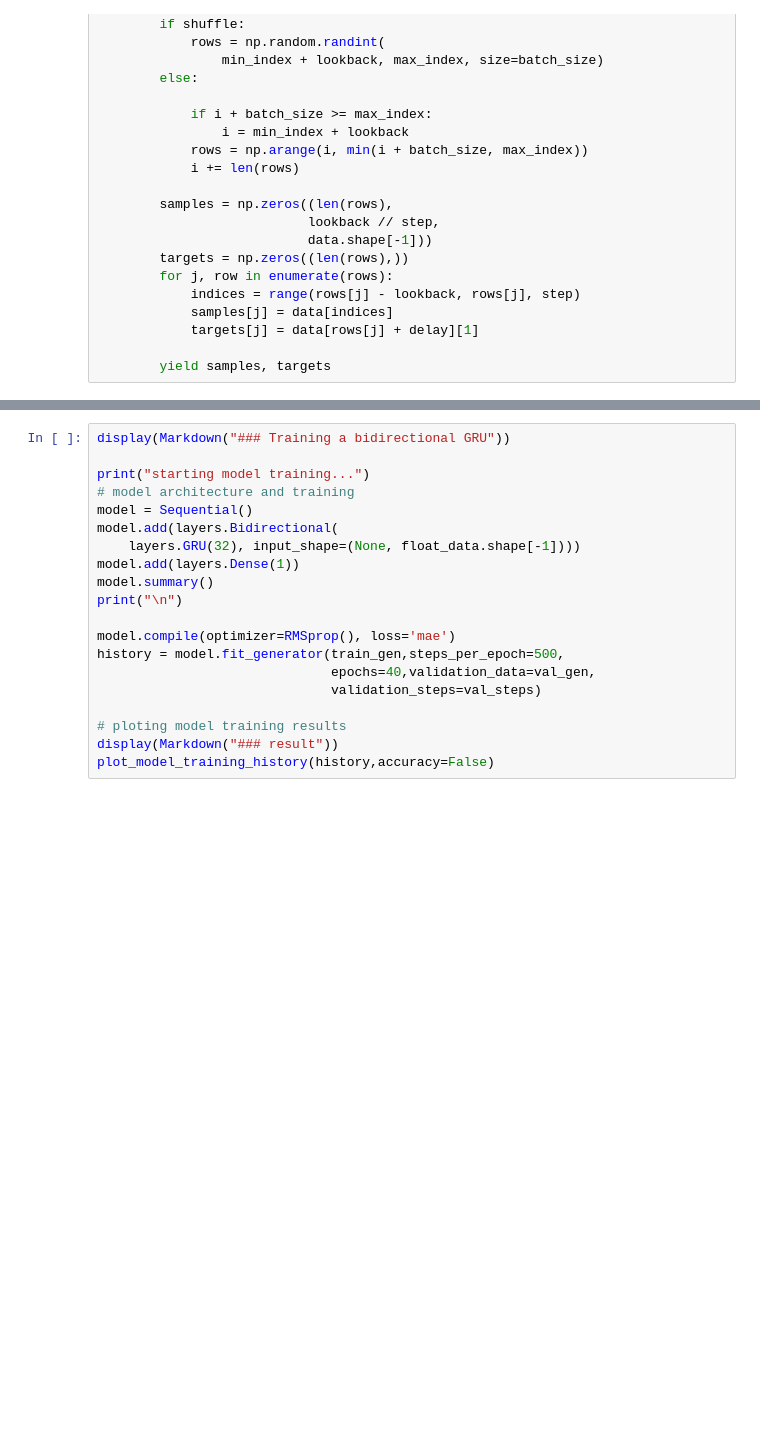
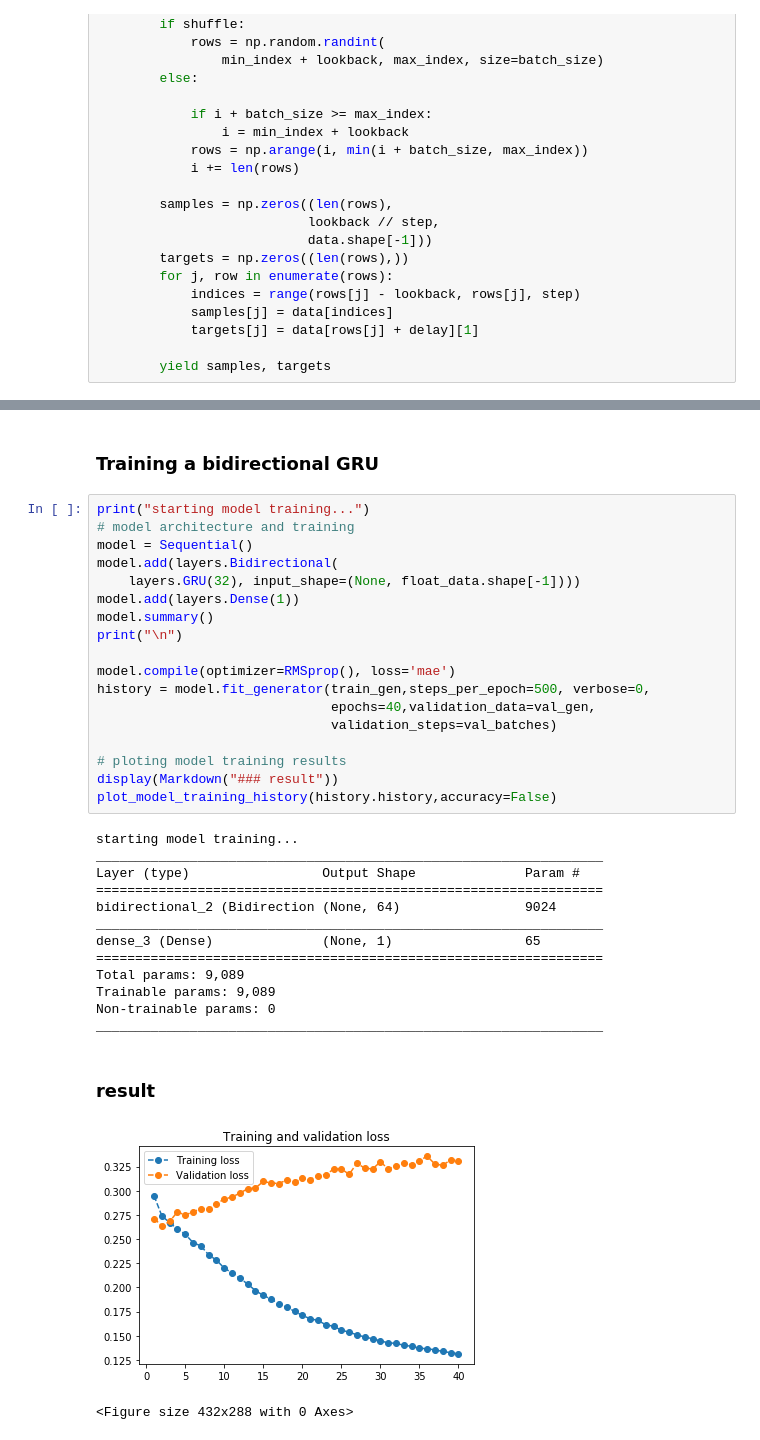
Before and after one commit to SanjyotZade/deep-learning-with-keras, a Jupyter notebook: 5. Deep_learning_for_text_and_sequences/temperature_forecasting.ipynb, the cells around one changed output, grey strips where cells are left out. Drawn from its saved outputs; the diff is of its cells as text; blank space fills up the shorter version.

```diff
--- a/5. Deep_learning_for_text_and_sequences/temperature_forecasting.ipynb
+++ b/5. Deep_learning_for_text_and_sequences/temperature_forecasting.ipynb
@@ -580,20 +555,36 @@ KeyboardInterrupt:
+# %% [markdown]
+### Training a bidirectional GRU
 # %%
-display(Markdown("### Training a bidirectional GRU"))
-
 print("starting model training...")
 # model architecture and training
 model = Sequential()
 model.add(layers.Bidirectional(
     layers.GRU(32), input_shape=(None, float_data.shape[-1])))
 model.add(layers.Dense(1))
 model.summary()
 print("\n")
 
 model.compile(optimizer=RMSprop(), loss='mae')
-history = model.fit_generator(train_gen,steps_per_epoch=500,
+history = model.fit_generator(train_gen,steps_per_epoch=500, verbose=0,
                               epochs=40,validation_data=val_gen,
-                              validation_steps=val_steps)
+                              validation_steps=val_batches)
 
 # ploting model training results
 display(Markdown("### result"))
-plot_model_training_history(history,accuracy=False)
+plot_model_training_history(history.history,accuracy=False)
+# %% [output]
+starting model training...
+_________________________________________________________________
+Layer (type)                 Output Shape              Param #
+=================================================================
+bidirectional_2 (Bidirection (None, 64)                9024
+_________________________________________________________________
+dense_3 (Dense)              (None, 1)                 65
+=================================================================
+Total params: 9,089
+Trainable params: 9,089
+Non-trainable params: 0
+_________________________________________________________________
+### result
+[figure, added]
+<Figure size 432x288 with 0 Axes>
```
Also changed, not shown: parts of 24 cells of this notebook.
